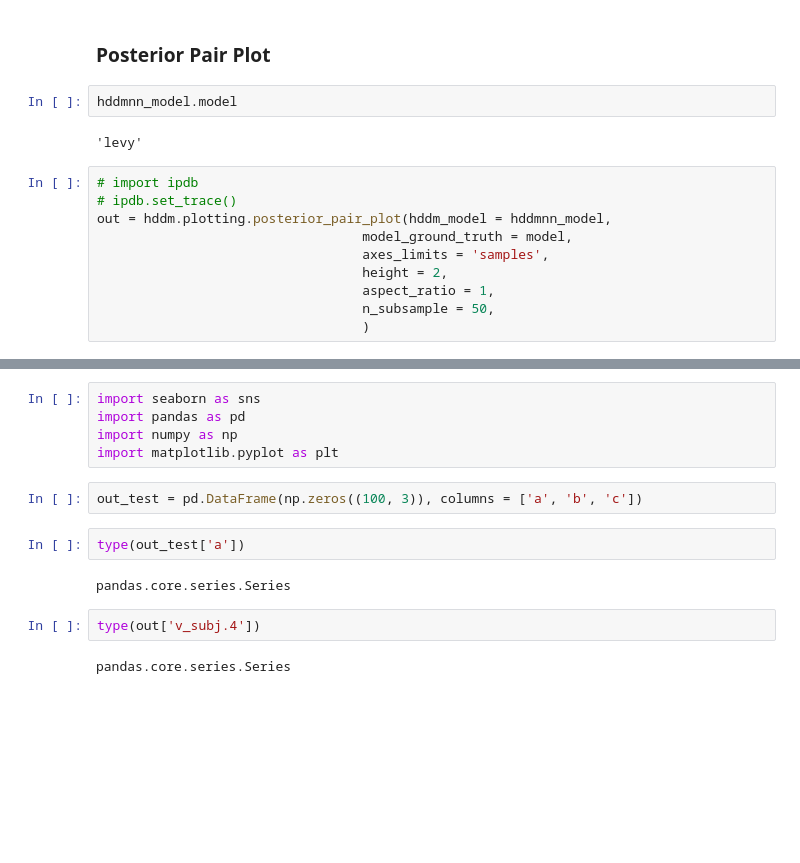
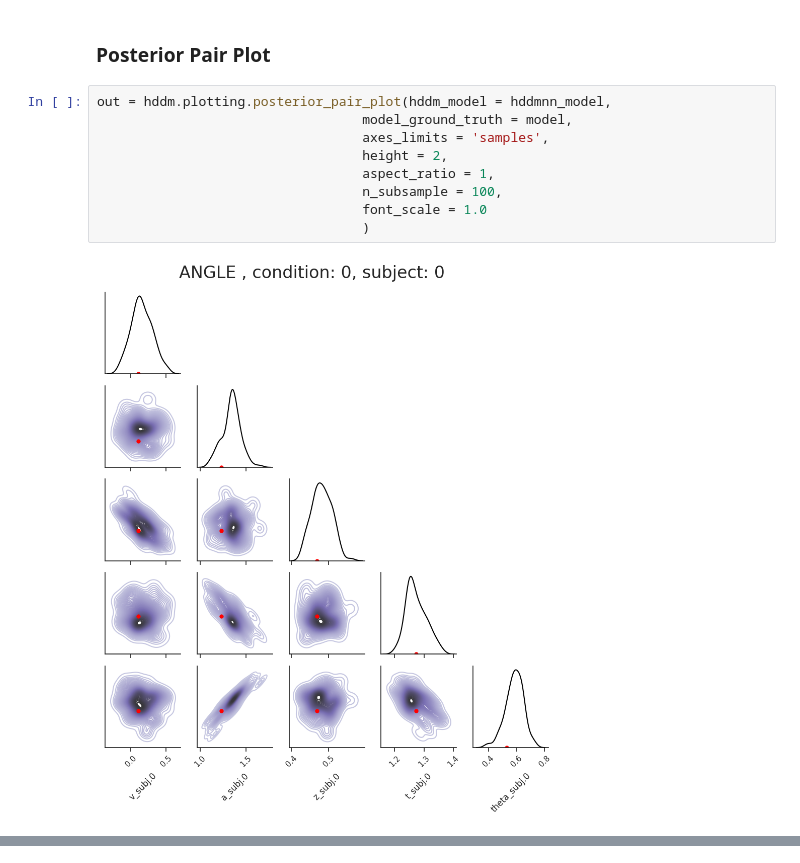
Before and after one commit to AlexanderFengler/hddmnn_tutorial, a Jupyter notebook: lan_visualizations.ipynb, the cells around one changed output, grey strips where cells are left out. Cells and saved outputs as stored; diff of their text form; blank space fills up the shorter version.

```diff
--- a/lan_visualizations.ipynb
+++ b/lan_visualizations.ipynb
@@ -127,17 +100,14 @@ hddm.plotting.model_plot(hddm_model = hddmnn_model,
 Above we used the model plot with *empirical data* (here empirical as in our original simulator data, which we fit the model to) as opposed to specificying. Such *empirical data*, supplied under the `ground_truths_data = ...` argument is signified in <span style="color:blue"> **blue** </span>. This is in contrast to supplying a *ground truth model* under `model_ground_truth = ...`, with corresponding *ground truth parameterization* (potentially multiple for subject and / or condition separated datasets) under `ground_truths_parameters = ...`, where the `model_plot()` will simulate data for these on the fly. Empirical data doesn't have a *true* model of course, so we *don't* see a <span style="color:blue"> **blue** </span> model caricature here, but simply our posterior model parameterizations.
 # %% [markdown]
 ### Posterior Pair Plot
-# %%
-hddmnn_model.model
-# %% [output]
-'levy'
 # %%
-# import ipdb
-# ipdb.set_trace()
 out = hddm.plotting.posterior_pair_plot(hddm_model = hddmnn_model,
                                   model_ground_truth = model,
                                   axes_limits = 'samples',
                                   height = 2,
                                   aspect_ratio = 1,
-                                  n_subsample = 50,
+                                  n_subsample = 100,
+                                  font_scale = 1.0
                                   )
+# %% [output]
+[figure, added]
@@ -144,15 +117,0 @@ out = hddm.plotting.posterior_pair_plot(hddm_model = hddmnn_model,
-# %%
-import seaborn as sns
-import pandas as pd
-import numpy as np
-import matplotlib.pyplot as plt
-# %%
-out_test = pd.DataFrame(np.zeros((100, 3)), columns = ['a', 'b', 'c'])
-# %%
-type(out_test['a'])
-# %% [output]
-pandas.core.series.Series
-# %%
-type(out['v_subj.4'])
-# %% [output]
-pandas.core.series.Series
```
Also changed, not shown: parts of 13 cells of this notebook, 4 other files.
